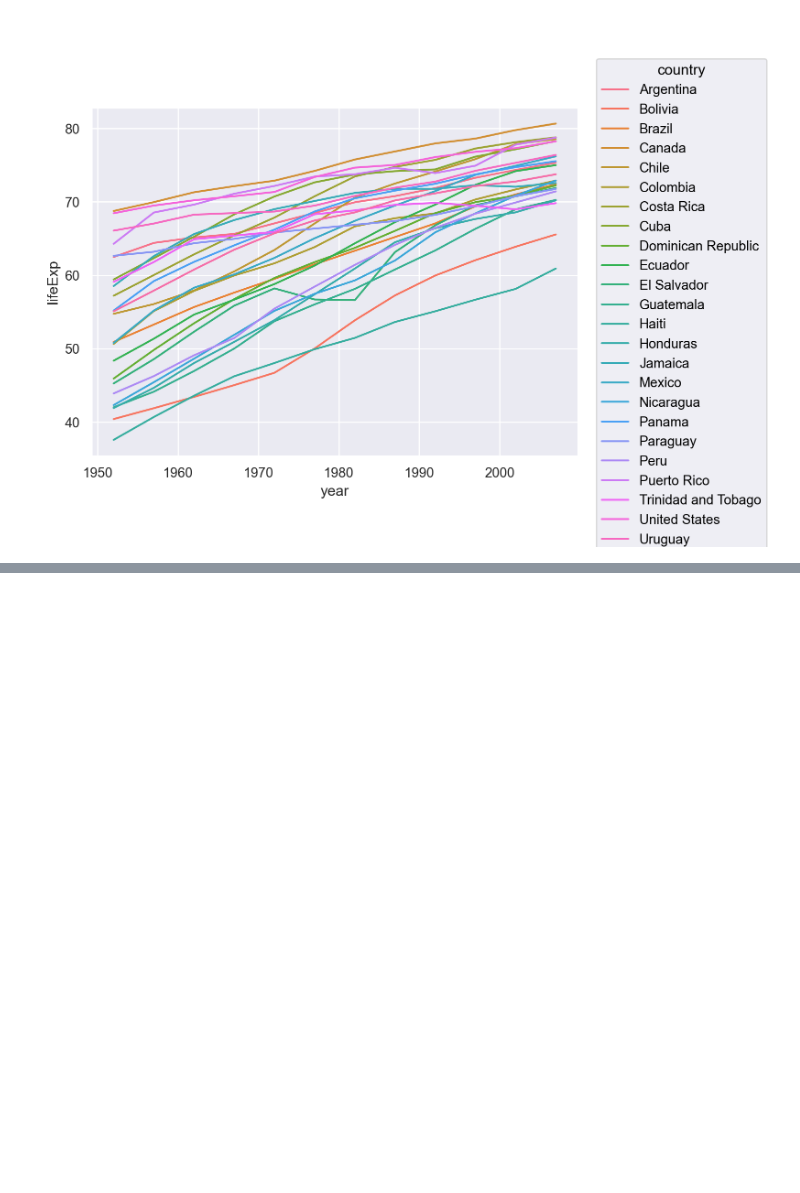
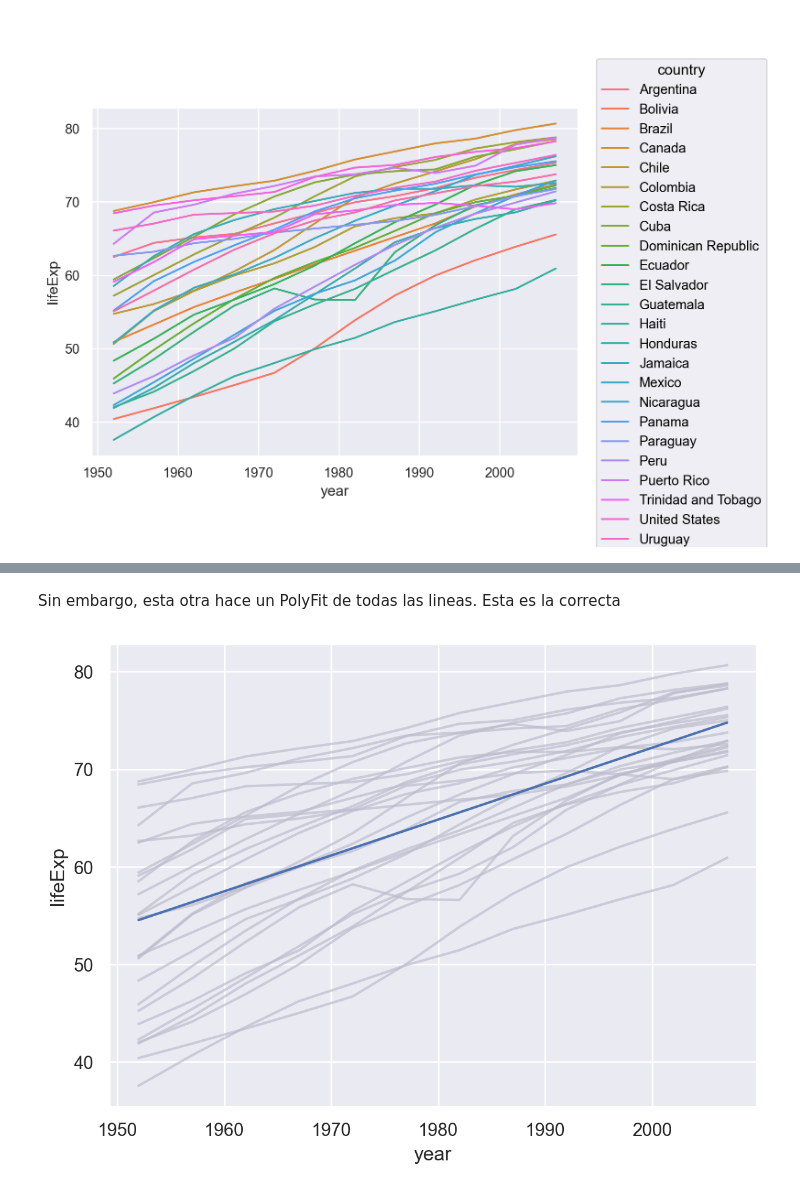
Before and after one commit to lmendezayl/uba-ldd-ic, a Jupyter notebook: guias/soluciones/practica3.ipynb, the cells around one changed output, grey strips where cells are left out. Saved outputs shown, nothing was run; the diff lists cells and outputs as text; code cells hidden in the pictures; blank space fills up the shorter version.

```diff
--- a/guias/soluciones/practica3.ipynb
+++ b/guias/soluciones/practica3.ipynb
@@ -35,0 +48,11 @@ agrupar los datos es la forma correcta? Explicar la diferencia entre los dos có
+# %% [markdown]
+Sin embargo, esta otra hace un PolyFit de todas las lineas. Esta es la correcta
+# %%
+
+(
+    so.Plot(data = datosAmerica, x = "year", y = "lifeExp")
+    .add(so.Lines(color="#bbca"), group = "country")
+    .add(so.Line(), so.PolyFit(1))
+)
+# %% [output]
+[figure, added]
```
Also changed, not shown: parts of 49 cells of this notebook, 1 other file.
